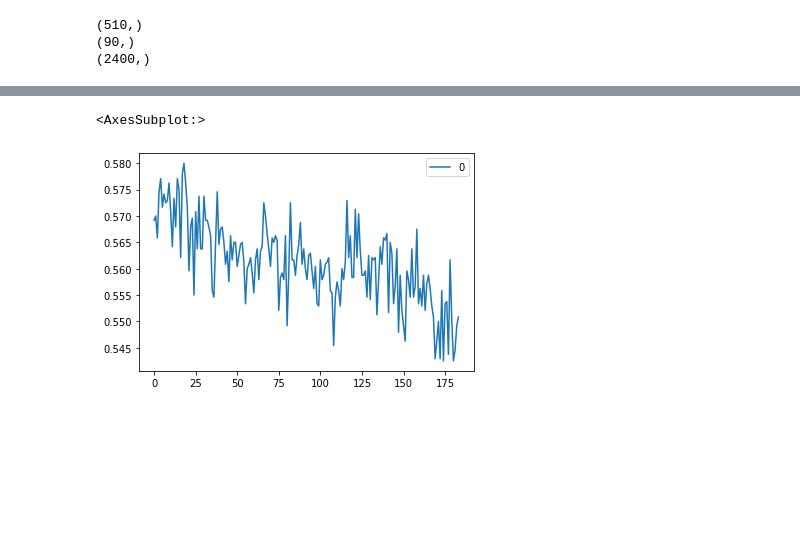
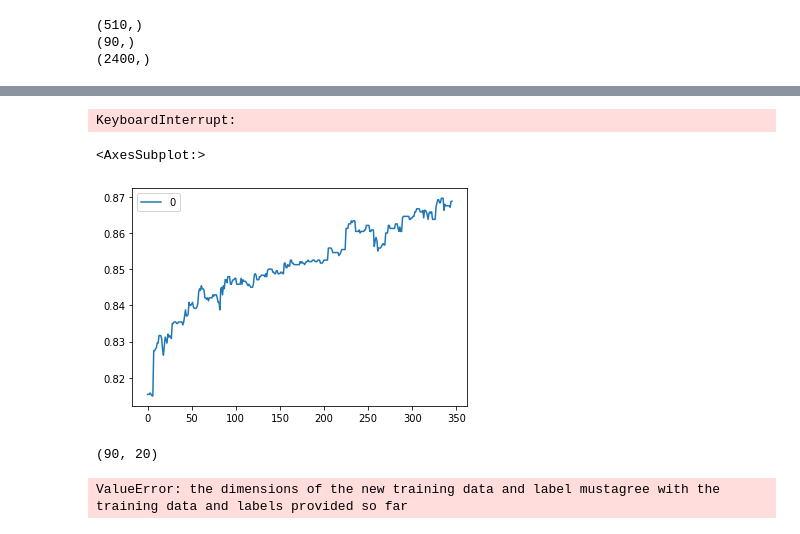
Before and after one commit to simonlevine/membership-query-synthesis, a Jupyter notebook: mqs_clf.ipynb, the cells around one changed output, grey strips where cells are left out. Drawn from its saved outputs; the diff is of its cells as text; code cells hidden in the pictures; blank space fills up the shorter version.

```diff
--- a/mqs_clf.ipynb
+++ b/mqs_clf.ipynb
@@ -58,16 +36,11 @@ df
 # %%
-# X,y=df.drop('y',1),df['y']
-X,y=df.drop('label',1),df['label']
-
 from sklearn.model_selection import train_test_split
 import copy
 
 #we now want labeled set and "unlabeled" pool.
-X_train, X_test, y_train, y_test = train_test_split(X.copy().values, y.copy().values, test_size=0.8, random_state=42)
+X_train, X_test, y_train, y_test = train_test_split(X.copy(), y.copy(), test_size=0.8, random_state=42)
 
 X_unlabeled, X_labeled, y_unlabeled, y_labeled = train_test_split(X_train, y_train, test_size=0.15, random_state=42) # 0.25 x 0.8 = 0.2
-
-# X_labeled,X_unlabeled,y_labeled,y_unlabeled = train_test_split(X.copy().values,y.copy().values,test_size=.4)
 # %%
 for i in (y_unlabeled, y_labeled, y_test): #few labeled, some unlabeled
     print(i.shape)
@@ -230,11 +203,69 @@ def active_learning(learner, X_labeled:np.ndarray,y_labeled:np.ndarray,X_unlabel
 # %%
 from sklearn.linear_model import LogisticRegression
 from sklearn.ensemble import RandomForestClassifier
-# clf = LogisticRegression()
+# clf=LogisticRegression()
 clf=RandomForestClassifier()
-learner,history=active_learning(clf, X_labeled,y_labeled,X_unlabeled,y_unlabeled, n_queries=200, b=16,X_test=X_test,y_test=y_test)
+learner,history=active_learning(clf, X_labeled,y_labeled,X_unlabeled,y_unlabeled, n_queries=400, b=64,X_test=X_test,y_test=y_test)
 
 pd.DataFrame(history).plot()
 # %% [output]
-<AxesSubplot:>
+KeyboardInterrupt:
-[figure, removed]
+# %%
+X, y = make_classification(n_samples=3000,n_features=20, n_redundant=2, n_informative=10,
+                           random_state=1, n_clusters_per_class=2)
+rng = np.random.RandomState(2)
+X += .5 * rng.uniform(size=X.shape)
+
+X_train, X_test, y_train, y_test = train_test_split(X.copy(), y.copy(), test_size=0.8, random_state=42)
+X_unlabeled, X_labeled, y_unlabeled, y_labeled = train_test_split(X_train, y_train, test_size=0.15, random_state=42) # 0.25 x 0.8 = 0.2
+
+from sklearn.linear_model import LogisticRegression
+clf=LogisticRegression()
+learner,history=active_learning(clf, X_labeled,y_labeled,X_unlabeled,y_unlabeled, n_queries=410, b=64,X_test=X_test,y_test=y_test)
+
+pd.DataFrame(history).plot()
+# %% [output]
+<AxesSubplot:>
+[figure, added]
+# %%
+import numpy as np
+from modAL import ActiveLearner
+
+X, y = make_classification(n_samples=3000,n_features=20, n_redundant=2, n_informative=10,
+                           random_state=1, n_clusters_per_class=2)
+rng = np.random.RandomState(2)
+X += .5 * rng.uniform(size=X.shape)
+
+
+X_train, X_test, y_train, y_test = train_test_split(X.copy(), y.copy(), test_size=0.8, random_state=42)
+X_unlabeled, X_labeled, y_unlabeled, y_labeled = train_test_split(X_train, y_train, test_size=0.15, random_state=42) # 0.25 x 0.8 = 0.2
+
+n_initial = 90 #per above
+initial_idx = np.random.choice(range(len(X_unlabeled)), size=n_initial, replace=False)
+X_training, y_training = X_unlabeled[initial_idx], y_unlabeled[initial_idx]
+
+print(X_training.shape)
+
+def random_sampling(classifier, X_pool):
+    n_samples = len(X_pool)
+    query_idx = np.random.choice(range(n_samples))
+    return query_idx, X_pool[query_idx]
+
+learner = ActiveLearner(
+    estimator=LogisticRegression(),
+    query_strategy=random_sampling,
+    X_training=X_training, y_training=y_training
+)
+
+history=[]
+# active learning
+n_queries = 400
+for idx in trange(n_queries):
+    query_idx, query_instance = learner.query(X_unlabeled)
+    learner.teach(X_unlabeled[query_idx].reshape(1,-1), y_unlabeled[query_idx].reshape(1, -1))
+    history.append(learner.score(X_test,y_test))
+
+pd.DataFrame(history).plot()
+# %% [output]
+(90, 20)
+ValueError: the dimensions of the new training data and label mustagree with the training data and labels provided so far
```
Also changed, not shown: parts of 4 cells of this notebook.
